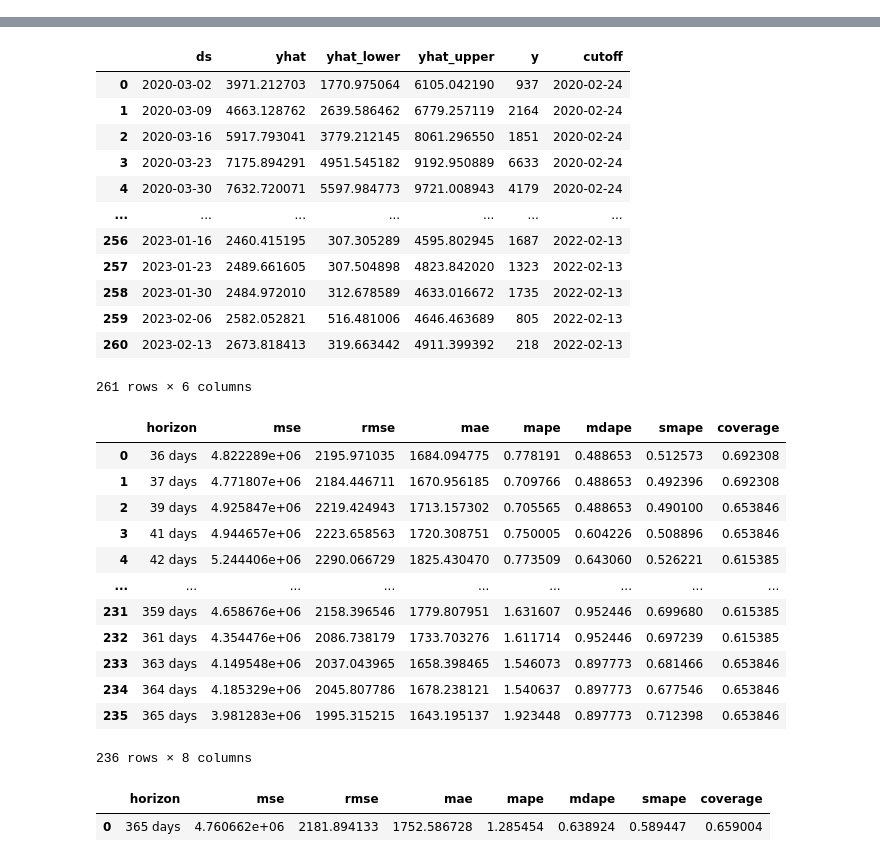
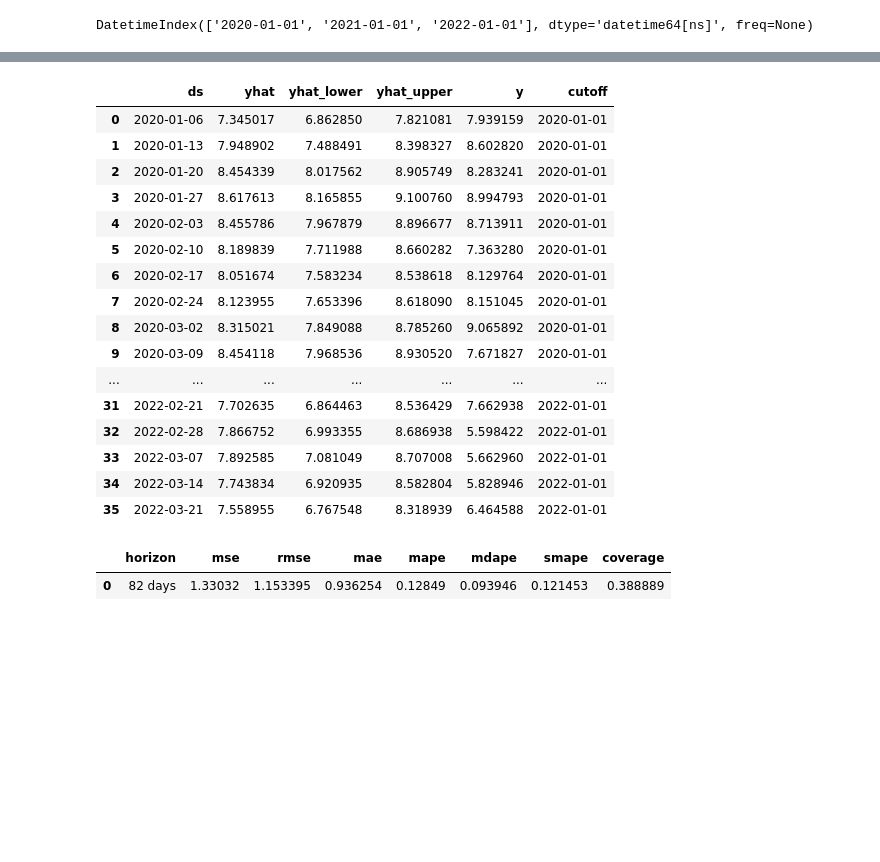
Before and after one commit to maria-grigorieva/data_popularity_forecast, a Jupyter notebook: Group/LSTM_GRU_Prophet/facebookprophet_crossvalidation.ipynb, the cells around one changed output, grey strips where cells are left out. Drawn from its saved outputs; the diff is of its cells as text; code cells hidden in the pictures; blank space fills up the shorter version.

Commit message:
Add research code for LJM: LSTM, Prophet prediction and cross validation

```diff
--- a/Group/LSTM_GRU_Prophet/facebookprophet_crossvalidation.ipynb
+++ b/Group/LSTM_GRU_Prophet/facebookprophet_crossvalidation.ipynb
@@ -8,7 +9,7 @@ from acquire_timeseries import acquire_timeseries
 ds_group_ts = acquire_timeseries(
     input_csv='group_samples/group_popularity_until_13.02.2023.csv',
     input_format='DAOD',  # AOD
-    input_subformat='HIGG',  # TOPQ HIGG SUSY PHYS
+    input_subformat='SUSY',  # TOPQ HIGG SUSY PHYS
     input_project='mc16_13TeV'  # data16_13TeV
 )
 ds_group_ts
@@ -33,5 +34,5 @@ ds_group_ts.plot(figsize=(15, 5))
 # %%
-df = pd.DataFrame({'ds' : ds_group_ts.index, 'y' : ds_group_ts})
+df = pd.DataFrame({'ds' : ds_group_ts.index, 'y' : np.log(ds_group_ts + 1)})
 df
 # %% [output]
 |  | ds | y |
@@ -57,6 +58,10 @@ m.fit(df)
 <prophet.forecaster.Prophet at 0x...>
+# %%
+cutoffs = pd.to_datetime(['2020-01-01', '2021-01-01', '2022-01-01'])
+cutoffs
+# %% [output]
+DatetimeIndex(['2020-01-01', '2021-01-01', '2022-01-01'], dtype='datetime64[ns]', freq=None)
 # %%
-df_cv = cross_validation(m, initial='730 days', period='180 days',
-                             horizon='365 days')
+df_cv = cross_validation(m, horizon='84 days', initial='730 days', cutoffs=cutoffs)
 df_cv
 # %% [output]
@@ -73,36 +74,26 @@ df_cv
 |  | ds | yhat | yhat_lower | yhat_upper | y | cutoff |
-| 0 | 2020-03-02 | 3971.212703 | 1770.975064 | 6105.042190 | 937 | 2020-02-24 |
-| 1 | 2020-03-09 | 4663.128762 | 2639.586462 | 6779.257119 | 2164 | 2020-02-24 |
-| 2 | 2020-03-16 | 5917.793041 | 3779.212145 | 8061.296550 | 1851 | 2020-02-24 |
-| 3 | 2020-03-23 | 7175.894291 | 4951.545182 | 9192.950889 | 6633 | 2020-02-24 |
-| 4 | 2020-03-30 | 7632.720071 | 5597.984773 | 9721.008943 | 4179 | 2020-02-24 |
+| 0 | 2020-01-06 | 7.345017 | 6.862850 | 7.821081 | 7.939159 | 2020-01-01 |
+| 1 | 2020-01-13 | 7.948902 | 7.488491 | 8.398327 | 8.602820 | 2020-01-01 |
+| 2 | 2020-01-20 | 8.454339 | 8.017562 | 8.905749 | 8.283241 | 2020-01-01 |
+| 3 | 2020-01-27 | 8.617613 | 8.165855 | 9.100760 | 8.994793 | 2020-01-01 |
+| 4 | 2020-02-03 | 8.455786 | 7.967879 | 8.896677 | 8.713911 | 2020-01-01 |
+| 5 | 2020-02-10 | 8.189839 | 7.711988 | 8.660282 | 7.363280 | 2020-01-01 |
+| 6 | 2020-02-17 | 8.051674 | 7.583234 | 8.538618 | 8.129764 | 2020-01-01 |
+| 7 | 2020-02-24 | 8.123955 | 7.653396 | 8.618090 | 8.151045 | 2020-01-01 |
+| 8 | 2020-03-02 | 8.315021 | 7.849088 | 8.785260 | 9.065892 | 2020-01-01 |
+| 9 | 2020-03-09 | 8.454118 | 7.968536 | 8.930520 | 7.671827 | 2020-01-01 |
 | ... | ... | ... | ... | ... | ... | ... |
-| 256 | 2023-01-16 | 2460.415195 | 307.305289 | 4595.802945 | 1687 | 2022-02-13 |
-| 257 | 2023-01-23 | 2489.661605 | 307.504898 | 4823.842020 | 1323 | 2022-02-13 |
-| 258 | 2023-01-30 | 2484.972010 | 312.678589 | 4633.016672 | 1735 | 2022-02-13 |
-| 259 | 2023-02-06 | 2582.052821 | 516.481006 | 4646.463689 | 805 | 2022-02-13 |
-| 260 | 2023-02-13 | 2673.818413 | 319.663442 | 4911.399392 | 218 | 2022-02-13 |
+| 31 | 2022-02-21 | 7.702635 | 6.864463 | 8.536429 | 7.662938 | 2022-01-01 |
+| 32 | 2022-02-28 | 7.866752 | 6.993355 | 8.686938 | 5.598422 | 2022-01-01 |
+| 33 | 2022-03-07 | 7.892585 | 7.081049 | 8.707008 | 5.662960 | 2022-01-01 |
+| 34 | 2022-03-14 | 7.743834 | 6.920935 | 8.582804 | 5.828946 | 2022-01-01 |
+| 35 | 2022-03-21 | 7.558955 | 6.767548 | 8.318939 | 6.464588 | 2022-01-01 |
-261 rows × 6 columns
 # %%
-df_p = performance_metrics(df_cv)
-df_p
+# df_p = performance_metrics(df_cv)
+# df_p
-# %% [output]
-|  | horizon | mse | rmse | mae | mape | mdape | smape | coverage |
-| 0 | 36 days | 4.822289e+06 | 2195.971035 | 1684.094775 | 0.778191 | 0.488653 | 0.512573 | 0.692308 |
-| 1 | 37 days | 4.771807e+06 | 2184.446711 | 1670.956185 | 0.709766 | 0.488653 | 0.492396 | 0.692308 |
-| 2 | 39 days | 4.925847e+06 | 2219.424943 | 1713.157302 | 0.705565 | 0.488653 | 0.490100 | 0.653846 |
-| 3 | 41 days | 4.944657e+06 | 2223.658563 | 1720.308751 | 0.750005 | 0.604226 | 0.508896 | 0.653846 |
-| 4 | 42 days | 5.244406e+06 | 2290.066729 | 1825.430470 | 0.773509 | 0.643060 | 0.526221 | 0.615385 |
-| ... | ... | ... | ... | ... | ... | ... | ... | ... |
-| 231 | 359 days | 4.658676e+06 | 2158.396546 | 1779.807951 | 1.631607 | 0.952446 | 0.699680 | 0.615385 |
-| 232 | 361 days | 4.354476e+06 | 2086.738179 | 1733.703276 | 1.611714 | 0.952446 | 0.697239 | 0.615385 |
-| 233 | 363 days | 4.149548e+06 | 2037.043965 | 1658.398465 | 1.546073 | 0.897773 | 0.681466 | 0.653846 |
-| 234 | 364 days | 4.185329e+06 | 2045.807786 | 1678.238121 | 1.540637 | 0.897773 | 0.677546 | 0.653846 |
-| 235 | 365 days | 3.981283e+06 | 1995.315215 | 1643.195137 | 1.923448 | 0.897773 | 0.712398 | 0.653846 |
-236 rows × 8 columns
 # %%
 df_p = performance_metrics(df_cv, rolling_window=1)
 df_p
 # %% [output]
 |  | horizon | mse | rmse | mae | mape | mdape | smape | coverage |
-| 0 | 365 days | 4.760662e+06 | 2181.894133 | 1752.586728 | 1.285454 | 0.638924 | 0.589447 | 0.659004 |
+| 0 | 82 days | 1.33032 | 1.153395 | 0.936254 | 0.12849 | 0.093946 | 0.121453 | 0.388889 |
```
Also changed, not shown: parts of 6 cells of this notebook, 3 other files.
